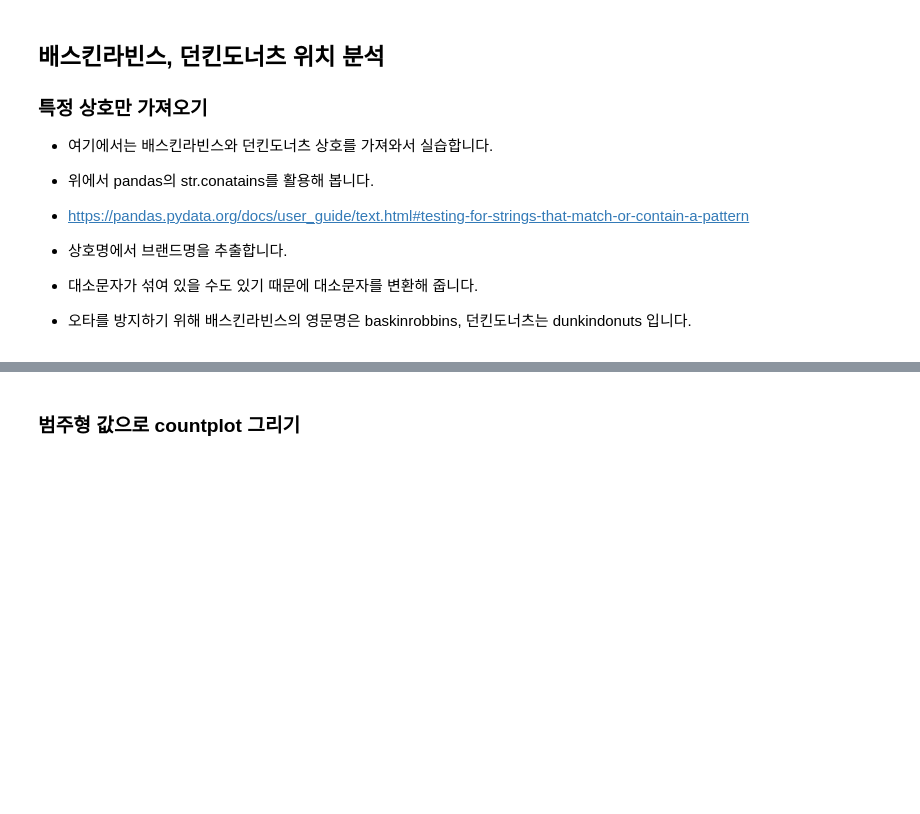
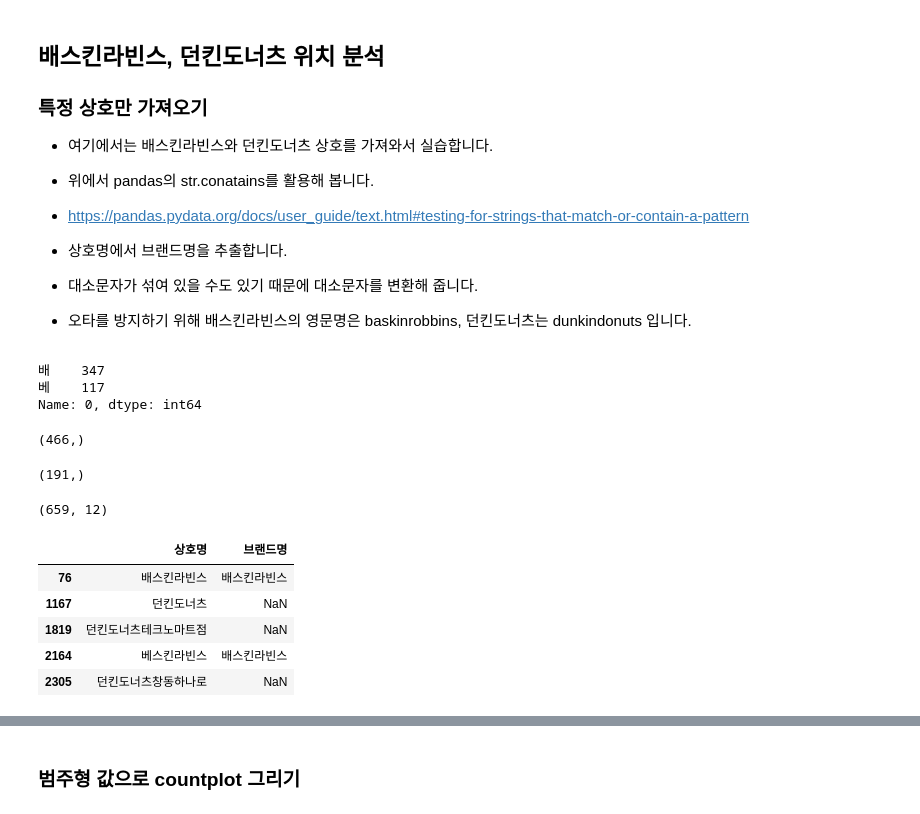
Before and after one commit to seonwoojh/Python_Tutorial, a Jupyter notebook: 03-franchise-eda-input.ipynb, the cells around one changed output, grey strips where cells are left out. Saved outputs shown, nothing was run; the diff lists cells and outputs as text; code cells hidden in the pictures; blank space fills up the shorter version.

```diff
--- a/03-franchise-eda-input.ipynb
+++ b/03-franchise-eda-input.ipynb
@@ -221,21 +218,50 @@ pd.read_csv("seoul_open_store.csv").head()
 # 문자열의 소문자로 변경하는 메소드를 사용합니다.
 # "상호명_소문자" 컬럼을 만듭니다.
 df_seoul["상호명_소문자"] = df_seoul["상호명"].str.lower()
+# %%
+df_seoul["상호명_소문자"].str.extract("(베|배)스킨라빈스|baskinrobbins")[0].value_counts()
+# %% [output]
+배    347
+베    117
+Name: 0, dtype: int64
 # %%
 # baskinrobbins 를 "상호명_소문자" 컬럼으로 가져옵니다.
 # 띄어쓰기 등의 다를 수 있기 때문에 앞글자 baskin 만 따서 가져오도록 합니다.
 # '상호명_소문자'컬럼으로 '배스킨라빈스|baskin' 를 가져와 갯수를 세어봅니다.
 # loc[행]
 # loc[행, 열]
+
+df_seoul.loc[df_seoul["상호명_소문자"].str.contains("배스킨라빈스|베스킨라빈스|baskinrobbins"),
+             "상호명_소문자"].shape
+# %% [output]
+(466,)
 # %%
 # 상호명에서 던킨도너츠만 가져옵니다.
 # 상호명은 소문자로 변경해 준 컬럼을 사용합니다.
 # 던킨|dunkin 의 "상호명_소문자"로 갯수를 세어봅니다.
+
+df_seoul.loc[df_seoul["상호명_소문자"].str.contains("던킨|dunkin"), "상호명_소문자"].shape
+# %% [output]
+(191,)
 # %%
 # '상호명_소문자'컬럼으로  '배스킨|베스킨|baskin|던킨|dunkin'를 가져와 df_31 변수에 담습니다.
+df_31 = df_seoul[df_seoul["상호명_소문자"].str.contains('배스킨|베스킨|baskin|던킨|dunkin')].copy()
+df_31.shape
+# %% [output]
+(659, 12)
 # %%
 # ~은 not을 의미합니다. 베스킨라빈스가 아닌 데이터를 찾을 때 사용하면 좋습니다.
 # 아래 코드처럼 결측치를 던킨도너츠로 채워줘도 괜찮습니다.
+df_31.loc[df_31["상호명_소문자"].str.contains("배스킨라빈스|베스킨라빈스|baskinrobbins"),
+          "브랜드명"] = "배스킨라빈스"
+df_31[["상호명", "브랜드명"]].head()
+# %% [output]
+|  | 상호명 | 브랜드명 |
+| 76 | 배스킨라빈스 | 배스킨라빈스 |
+| 1167 | 던킨도너츠 | NaN |
+| 1819 | 던킨도너츠테크노마트점 | NaN |
+| 2164 | 베스킨라빈스 | 배스킨라빈스 |
+| 2305 | 던킨도너츠창동하나로 | NaN |
 # %%
 # 'df_31에 담긴 상호명','브랜드명'으로 미리보기를 합니다.
 # df_31.loc[~df_31["상호명_소문자"].str.contains("배스킨라빈스|베스킨라빈스|baskinrobbins"),
```
Also changed, not shown: parts of 5 cells of this notebook.
